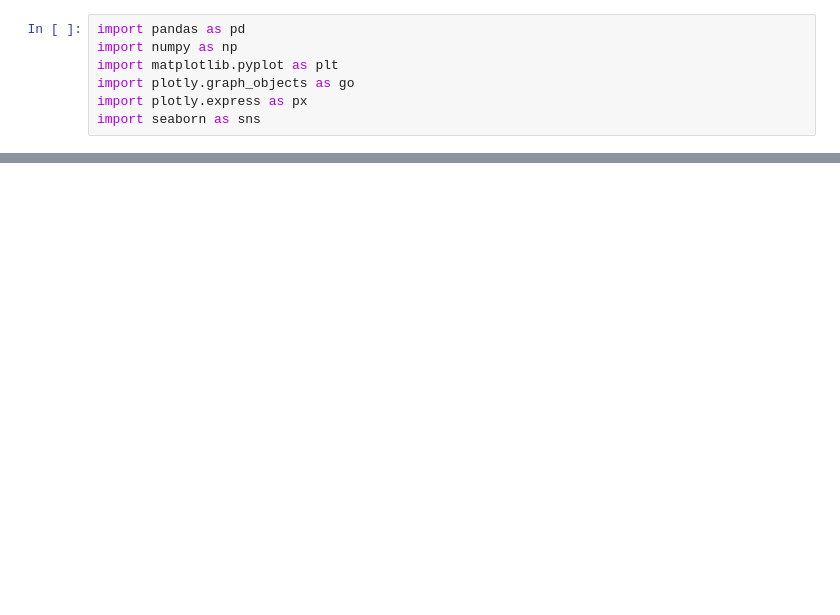
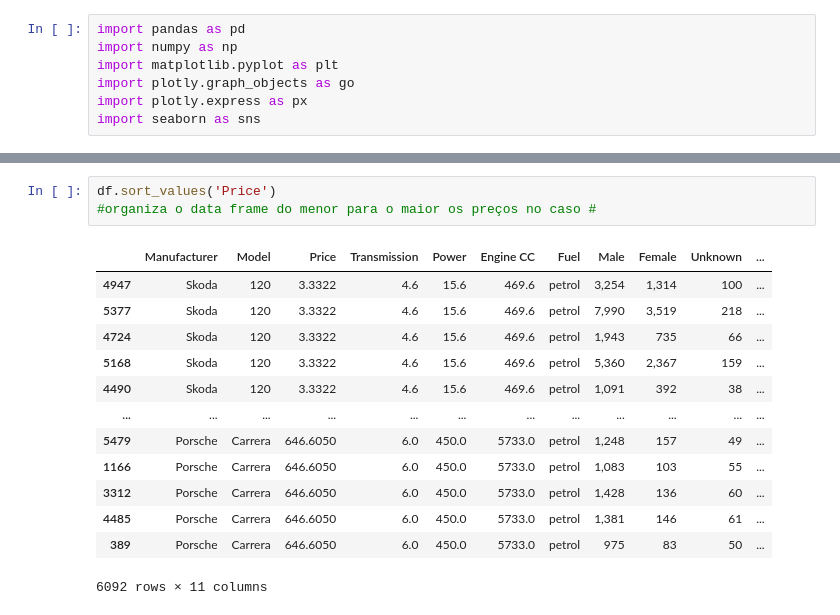
Before and after one commit to renan-lemes/python_labs, a Jupyter notebook: DataCampPandas/Learn.ipynb, the cells around one changed output, grey strips where cells are left out. Saved outputs shown, nothing was run; the diff lists cells and outputs as text; blank space fills up the shorter version.

```diff
--- a/DataCampPandas/Learn.ipynb
+++ b/DataCampPandas/Learn.ipynb
@@ -35,0 +90,17 @@ df[df['uniq_id'].isin(['d27964f50577db8e46f2069b050c62c6'])]
+# %%
+df.sort_values('Price')
+#organiza o data frame do menor para o maior os preços no caso #
+# %% [output]
+|  | Manufacturer | Model | Price | Transmission | Power | Engine CC | Fuel | Male | Female | Unknown | ... |
+| 4947 | Skoda | 120 | 3.3322 | 4.6 | 15.6 | 469.6 | petrol | 3,254 | 1,314 | 100 | ... |
+| 5377 | Skoda | 120 | 3.3322 | 4.6 | 15.6 | 469.6 | petrol | 7,990 | 3,519 | 218 | ... |
+| 4724 | Skoda | 120 | 3.3322 | 4.6 | 15.6 | 469.6 | petrol | 1,943 | 735 | 66 | ... |
+| 5168 | Skoda | 120 | 3.3322 | 4.6 | 15.6 | 469.6 | petrol | 5,360 | 2,367 | 159 | ... |
+| 4490 | Skoda | 120 | 3.3322 | 4.6 | 15.6 | 469.6 | petrol | 1,091 | 392 | 38 | ... |
+| ... | ... | ... | ... | ... | ... | ... | ... | ... | ... | ... | ... |
+| 5479 | Porsche | Carrera | 646.6050 | 6.0 | 450.0 | 5733.0 | petrol | 1,248 | 157 | 49 | ... |
+| 1166 | Porsche | Carrera | 646.6050 | 6.0 | 450.0 | 5733.0 | petrol | 1,083 | 103 | 55 | ... |
+| 3312 | Porsche | Carrera | 646.6050 | 6.0 | 450.0 | 5733.0 | petrol | 1,428 | 136 | 60 | ... |
+| 4485 | Porsche | Carrera | 646.6050 | 6.0 | 450.0 | 5733.0 | petrol | 1,381 | 146 | 61 | ... |
+| 389 | Porsche | Carrera | 646.6050 | 6.0 | 450.0 | 5733.0 | petrol | 975 | 83 | 50 | ... |
+6092 rows × 11 columns
```
Also changed, not shown: parts of 33 cells of this notebook.
